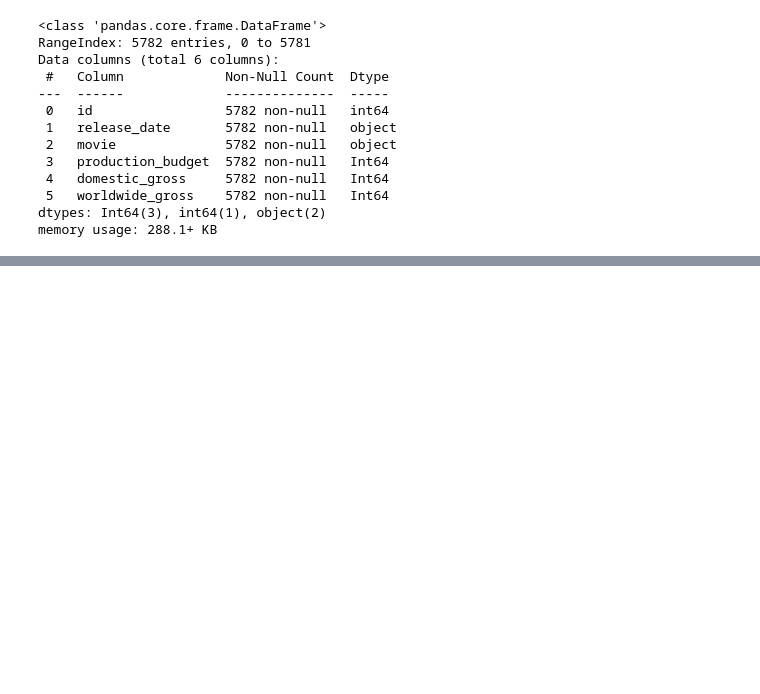
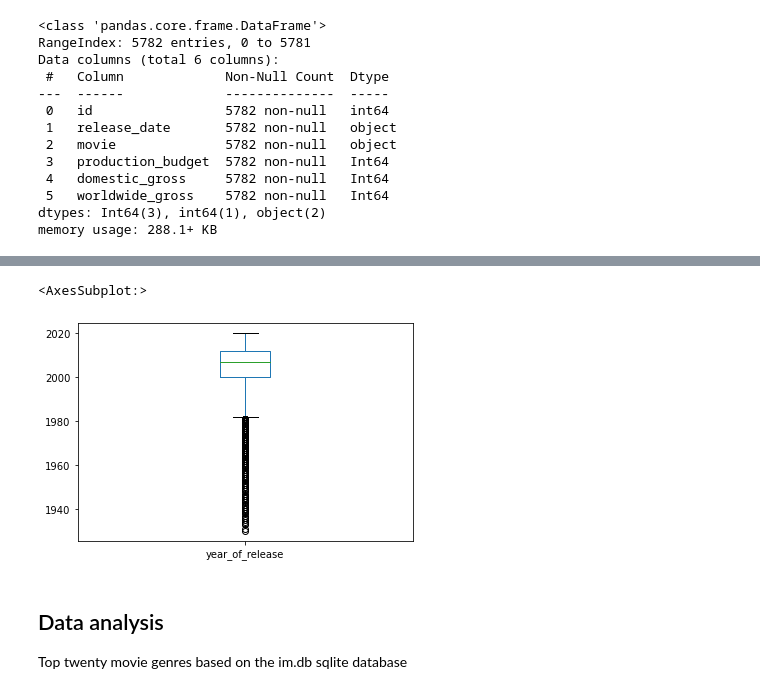
Before and after one commit to NicholasKIRUI/Data-Science-Course---Phase-1-Project, a Jupyter notebook: index.ipynb, the cells around one changed output, grey strips where cells are left out. Cells and saved outputs as stored; diff of their text form; code cells hidden in the pictures; blank space fills up the shorter version.

Commit message:
exploratory data analysis 2

```diff
--- a/index.ipynb
+++ b/index.ipynb
@@ -609,0 +845,9 @@ memory usage: 288.1+ KB
+# %%
+clean_movie_budgets_df.boxplot(column=['year_of_release'], grid = False)
+# %% [output]
+<AxesSubplot:>
+[figure, added]
+# %% [markdown]
+## Data analysis
+
+Top twenty movie genres based on the im.db sqlite database
```
Also changed, not shown: parts of 34 cells of this notebook.
